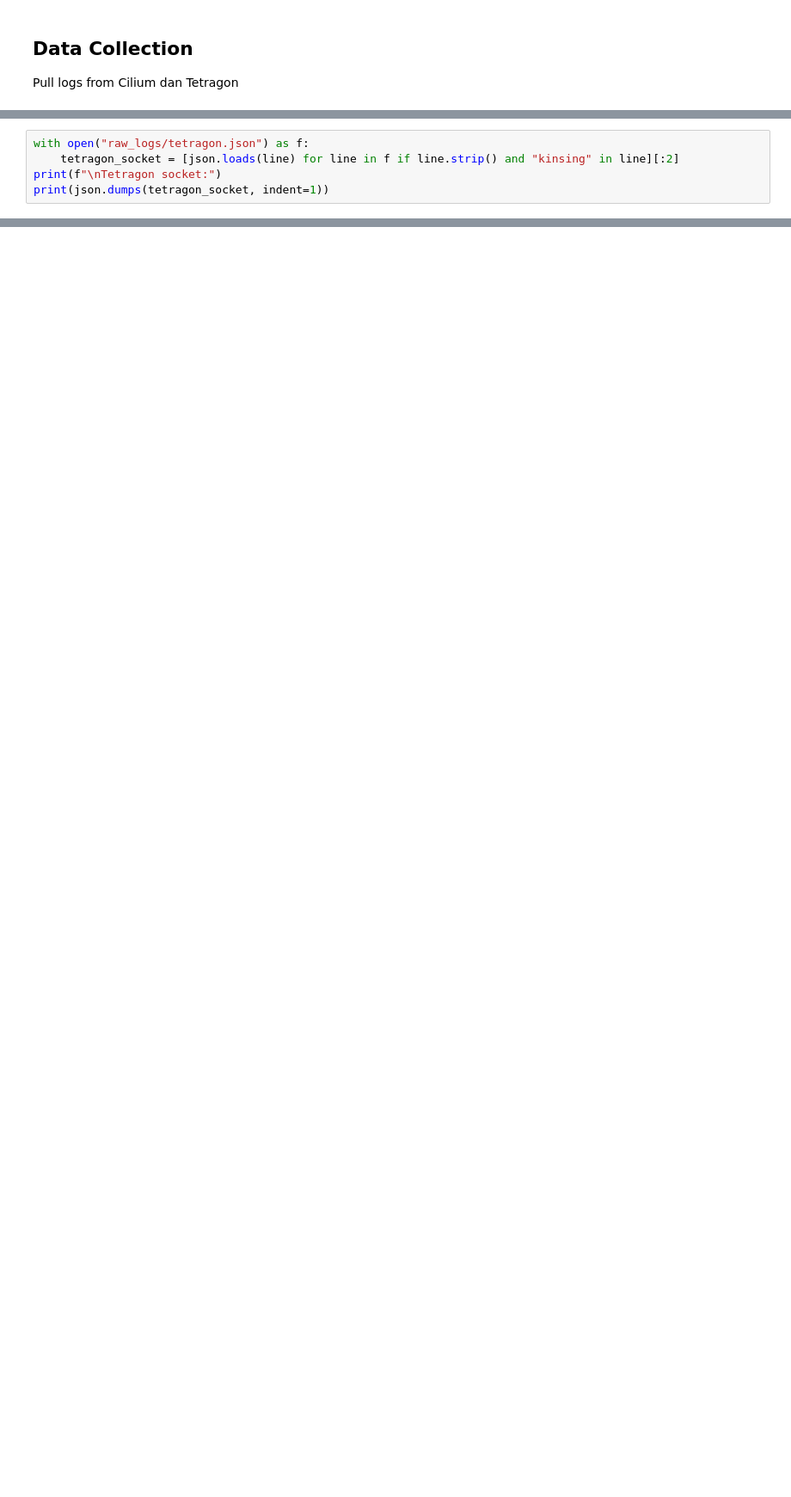
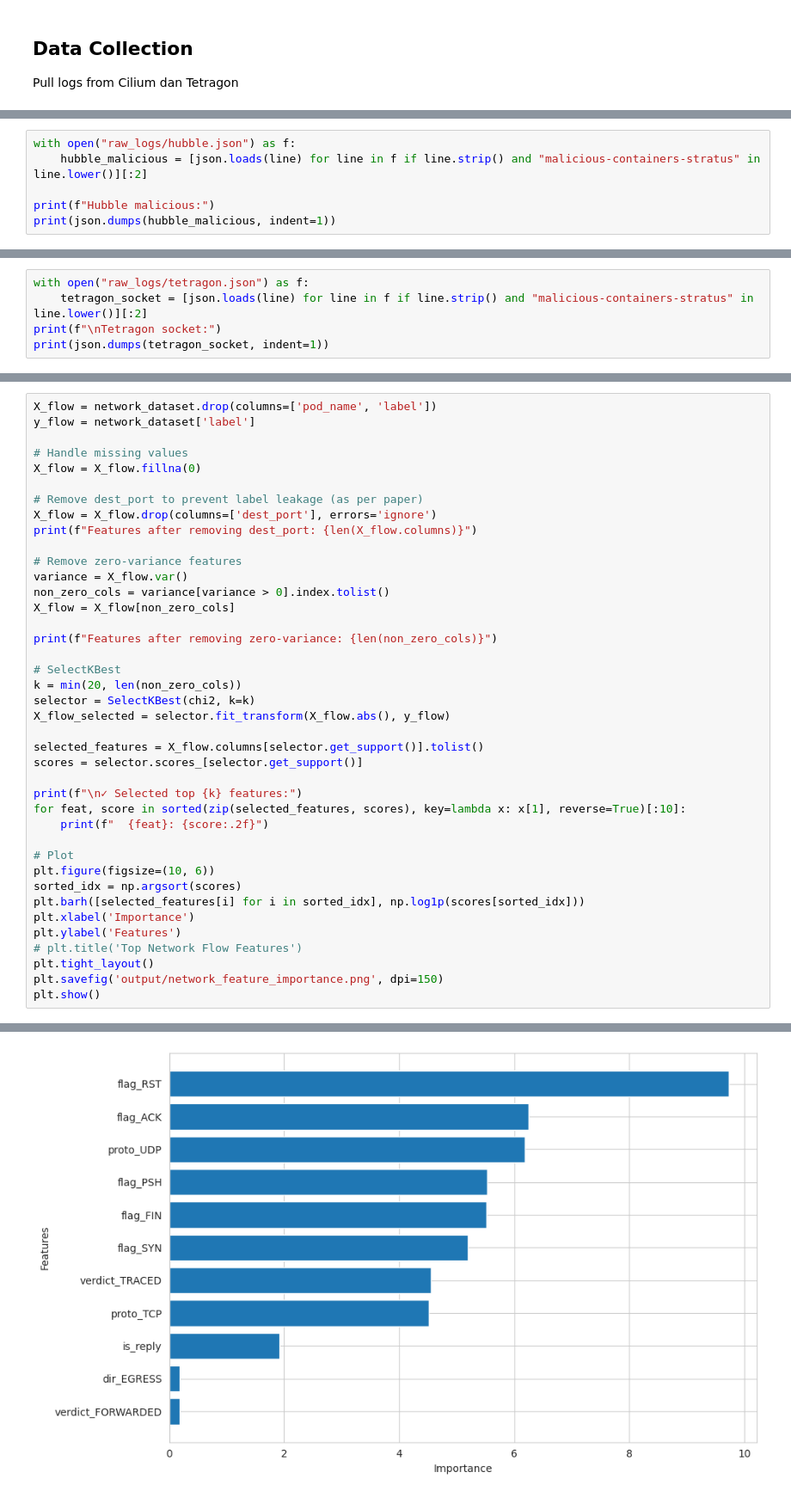
Before and after one commit to danielcristho/K-WATCH, a Jupyter notebook: feature_engineering/pre_processing.ipynb, the cells around one changed output, grey strips where cells are left out. Shown at 86% size. Drawn from its saved outputs; the diff is of its cells as text; blank space fills up the shorter version.

```diff
--- a/feature_engineering/pre_processing.ipynb
+++ b/feature_engineering/pre_processing.ipynb
@@ -98,5 +52,0 @@ Hubble malicious:
-# %%
-with open("raw_logs/tetragon.json") as f:
-    tetragon_socket = [json.loads(line) for line in f if line.strip() and "kinsing" in line][:2]
-print(f"\nTetragon socket:")
-print(json.dumps(tetragon_socket, indent=1))
@@ -855,0 +74,6 @@ Selected features  : ['is_reply', 'flag_SYN', 'flag_ACK', 'flag_FIN', 'flag_PSH'
+# %%
+with open("raw_logs/hubble.json") as f:
+    hubble_malicious = [json.loads(line) for line in f if line.strip() and "malicious-containers-stratus" in line.lower()][:2]
+
+print(f"Hubble malicious:")
+print(json.dumps(hubble_malicious, indent=1))
@@ -855,0 +98,5 @@ Selected features  : ['is_reply', 'flag_SYN', 'flag_ACK', 'flag_FIN', 'flag_PSH'
+# %%
+with open("raw_logs/tetragon.json") as f:
+    tetragon_socket = [json.loads(line) for line in f if line.strip() and "malicious-containers-stratus" in line.lower()][:2]
+print(f"\nTetragon socket:")
+print(json.dumps(tetragon_socket, indent=1))
@@ -855,0 +313,41 @@ Selected features  : ['is_reply', 'flag_SYN', 'flag_ACK', 'flag_FIN', 'flag_PSH'
+# %%
+X_flow = network_dataset.drop(columns=['pod_name', 'label'])
+y_flow = network_dataset['label']
+
+# Handle missing values
+X_flow = X_flow.fillna(0)
+
+# Remove dest_port to prevent label leakage (as per paper)
+X_flow = X_flow.drop(columns=['dest_port'], errors='ignore')
+print(f"Features after removing dest_port: {len(X_flow.columns)}")
+
+# Remove zero-variance features
+variance = X_flow.var()
+non_zero_cols = variance[variance > 0].index.tolist()
+X_flow = X_flow[non_zero_cols]
+
+print(f"Features after removing zero-variance: {len(non_zero_cols)}")
+
+# SelectKBest
+k = min(20, len(non_zero_cols))
+selector = SelectKBest(chi2, k=k)
+X_flow_selected = selector.fit_transform(X_flow.abs(), y_flow)
+
+selected_features = X_flow.columns[selector.get_support()].tolist()
+scores = selector.scores_[selector.get_support()]
+
+print(f"\n✓ Selected top {k} features:")
+for feat, score in sorted(zip(selected_features, scores), key=lambda x: x[1], reverse=True)[:10]:
+    print(f"  {feat}: {score:.2f}")
+
+# Plot
+plt.figure(figsize=(10, 6))
+sorted_idx = np.argsort(scores)
+plt.barh([selected_features[i] for i in sorted_idx], np.log1p(scores[sorted_idx]))
+plt.xlabel('Importance')
+plt.ylabel('Features')
+# plt.title('Top Network Flow Features')
+plt.tight_layout()
+plt.savefig('output/network_feature_importance.png', dpi=150)
+plt.show()
+# %% [output]
@@ -855,0 +368 @@ Selected features  : ['is_reply', 'flag_SYN', 'flag_ACK', 'flag_FIN', 'flag_PSH'
+[figure, added]
```
Also changed, not shown: parts of 42 cells of this notebook.
